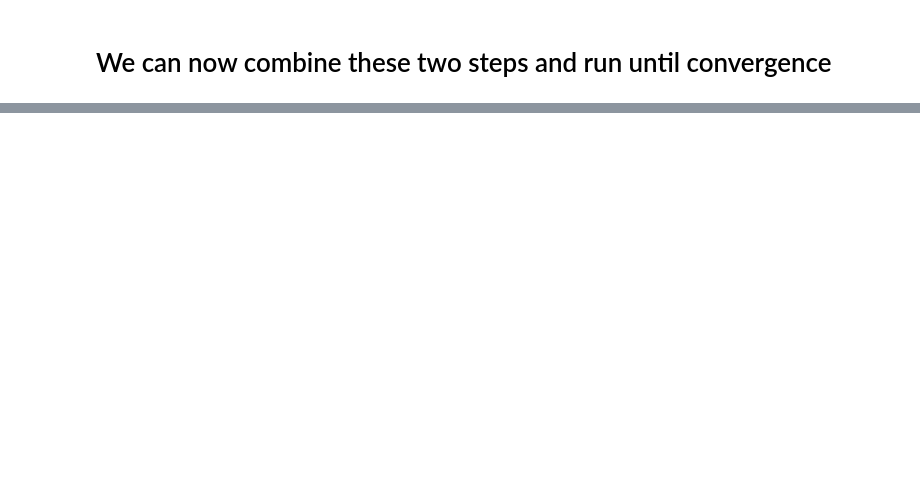
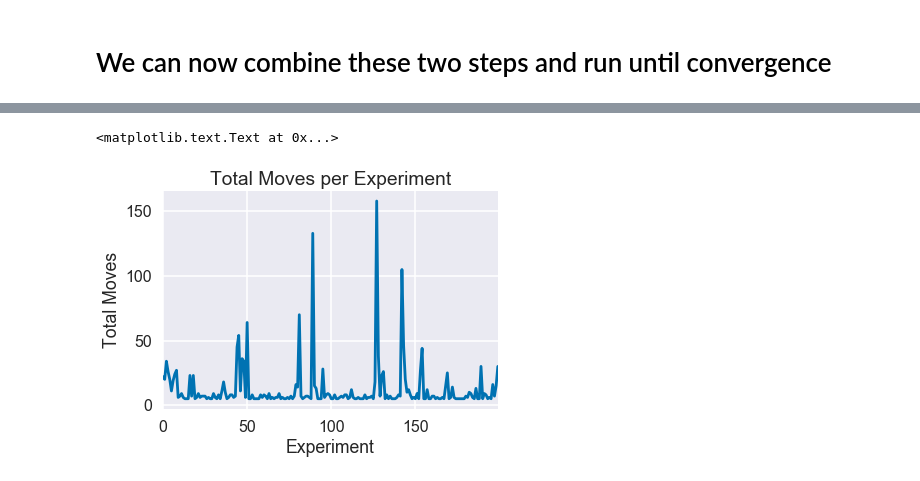
Before and after one commit to jzf2101/intro_rl, a Jupyter notebook: Reinforcement Learning Example.ipynb, the cells around one changed output, grey strips where cells are left out. Cells and saved outputs as stored; diff of their text form; code cells hidden in the pictures; blank space fills up the shorter version.

```diff
--- a/Reinforcement Learning Example.ipynb
+++ b/Reinforcement Learning Example.ipynb
@@ -225,0 +598,8 @@ qvalues
+# %%
+sarsa_results.moves.plot()
+plt.title('Total Moves per Experiment')
+plt.xlabel('Experiment')
+plt.ylabel('Total Moves')
+# %% [output]
+<matplotlib.text.Text at 0x...>
+[figure, added]
```
Also changed, not shown: parts of 27 cells of this notebook.
